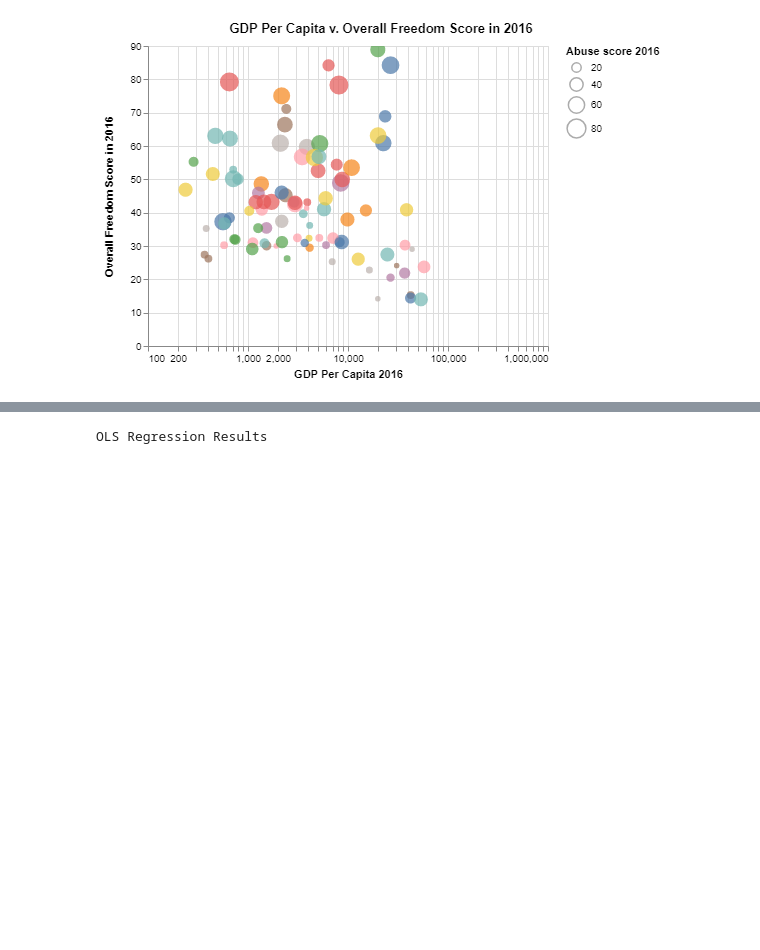
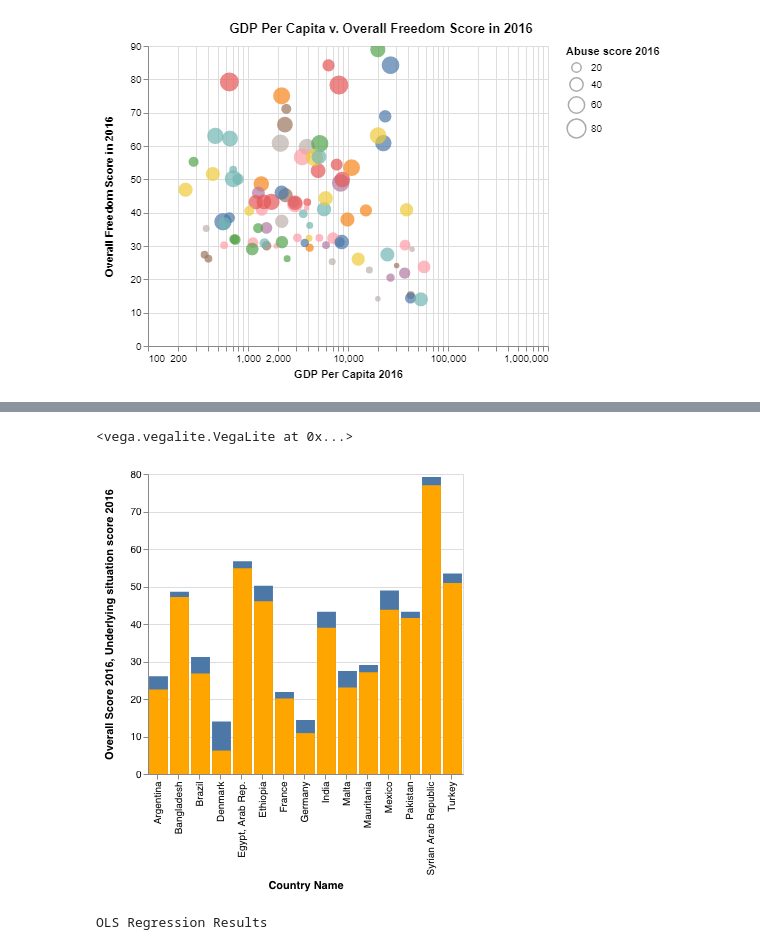
Before and after one commit to aliar97/degrees-of-freedom, a Jupyter notebook: Freedom.ipynb, the cells around one changed output, grey strips where cells are left out. Cells and saved outputs as stored; diff of their text form; code cells hidden in the pictures; blank space fills up the shorter version.

```diff
--- a/Freedom.ipynb
+++ b/Freedom.ipynb
@@ -202,3 +128,31 @@ real_final
+# %%
+outliers = ["Denmark", "Germany", "France", "US", "Argentina", "Malta", "Mauritania", "Brazil", "Afghanistan"
+"Nigeria", "Phillipines", "India", "Mexico", "Ethiopia", "Russia", "Iraq" "West Bank and Gaza", 'Pakistan', 'Bangladesh',
+           'Turkey', 'Egypt, Arab Rep.', 'Syrian Arab Republic']
+
+outlier_pd = pd.DataFrame()
+for country in outliers:
+    temp = real_final[real_final["Country Name_x"] == country]
+    frames = [outlier_pd, temp]
+    outlier_pd = pd.concat(frames)
+
+situation_chart = alt.Chart(outlier_pd).mark_bar().encode(
+    alt.X('Country Name_x', axis=alt.Axis(title='Country Name')),
+    alt.Y('Underlying situation score 2016'),
+    color=alt.value("orange"),
+    tooltip=['Country Name_x', 'Underlying situation score 2016'],
+)
+
+overall_chart = alt.Chart(outlier_pd).mark_bar().encode(
+    alt.X('Country Name_x'),
+    alt.Y('Overall Score 2016'),
+    tooltip=['Country Name_x', 'Overall Score 2016'],
+)
+
+overall_chart + situation_chart
+# %% [output]
+<vega.vegalite.VegaLite at 0x...>
+[figure, added]
 # %%
 #Contrast how Freedom Index has changed in countries with low and high GDP? (Pick 1-2 countries on each side) Does having a high/low GDP affect Freedom Index? (Difference in Differences)
 bulgaria = real_final[real_final['Country Code'] == 'BGR']
```
Also changed, not shown: parts of 13 cells of this notebook.
